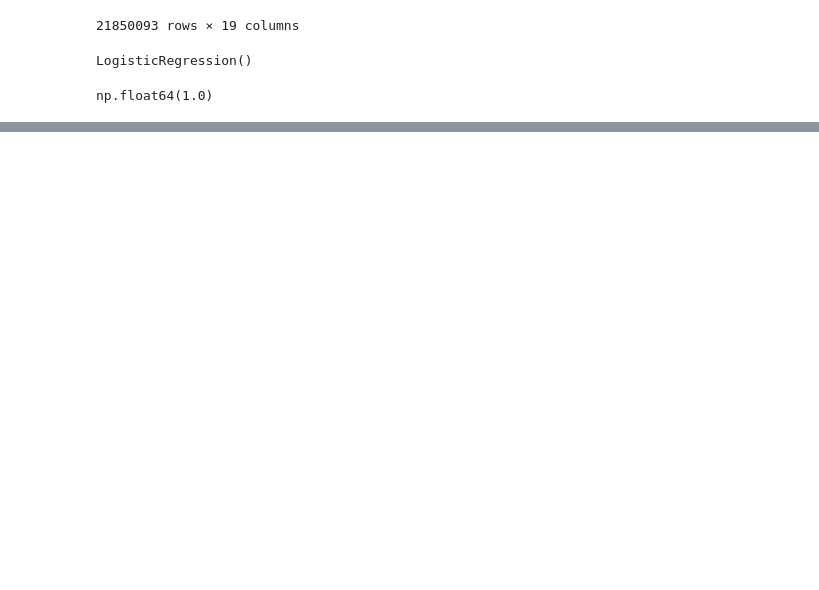
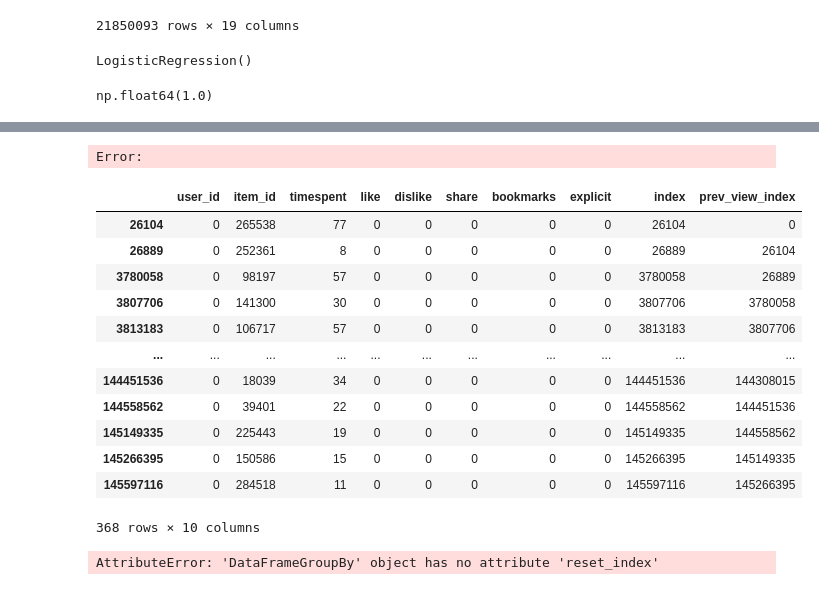
Before and after one commit to cheeeco/vk_recsys, a Jupyter notebook: features.ipynb, the cells around one changed output, grey strips where cells are left out. Cells and saved outputs as stored; diff of their text form; code cells hidden in the pictures; blank space fills up the shorter version.

```diff
--- a/features.ipynb
+++ b/features.ipynb
@@ -515,0 +640,32 @@ np.float64(1.0)
+# %%
+grouped.apply(lambda g: g["index"] - g["last_like_index"])
+# %% [output]
+Error:
+# %%
+user_item_data["prev_view_like"] = grouped["index"] \
+    .shift(1) \
+    .fillna(0) \
+    .astype(np.uint32)
+# %%
+user_item_data[user_item_data.user_id == 0]
+# %% [output]
+|  | user_id | item_id | timespent | like | dislike | share | bookmarks | explicit | index | prev_view_index |
+| 26104 | 0 | 265538 | 77 | 0 | 0 | 0 | 0 | 0 | 26104 | 0 |
+| 26889 | 0 | 252361 | 8 | 0 | 0 | 0 | 0 | 0 | 26889 | 26104 |
+| 3780058 | 0 | 98197 | 57 | 0 | 0 | 0 | 0 | 0 | 3780058 | 26889 |
+| 3807706 | 0 | 141300 | 30 | 0 | 0 | 0 | 0 | 0 | 3807706 | 3780058 |
+| 3813183 | 0 | 106717 | 57 | 0 | 0 | 0 | 0 | 0 | 3813183 | 3807706 |
+| ... | ... | ... | ... | ... | ... | ... | ... | ... | ... | ... |
+| 144451536 | 0 | 18039 | 34 | 0 | 0 | 0 | 0 | 0 | 144451536 | 144308015 |
+| 144558562 | 0 | 39401 | 22 | 0 | 0 | 0 | 0 | 0 | 144558562 | 144451536 |
+| 145149335 | 0 | 225443 | 19 | 0 | 0 | 0 | 0 | 0 | 145149335 | 144558562 |
+| 145266395 | 0 | 150586 | 15 | 0 | 0 | 0 | 0 | 0 | 145266395 | 145149335 |
+| 145597116 | 0 | 284518 | 11 | 0 | 0 | 0 | 0 | 0 | 145597116 | 145266395 |
+368 rows × 10 columns
+# %%
+user_item_data.groupby("user_id").agg(
+    first_view_index=pd.NamedAgg(column="index", aggfunc="min"),
+    first_view=pd.NamedAgg(column="index", aggfunc="max"),
+)
+# %% [output]
+AttributeError: 'DataFrameGroupBy' object has no attribute 'reset_index'
```
Also changed, not shown: parts of 27 cells of this notebook, 15 other files.
